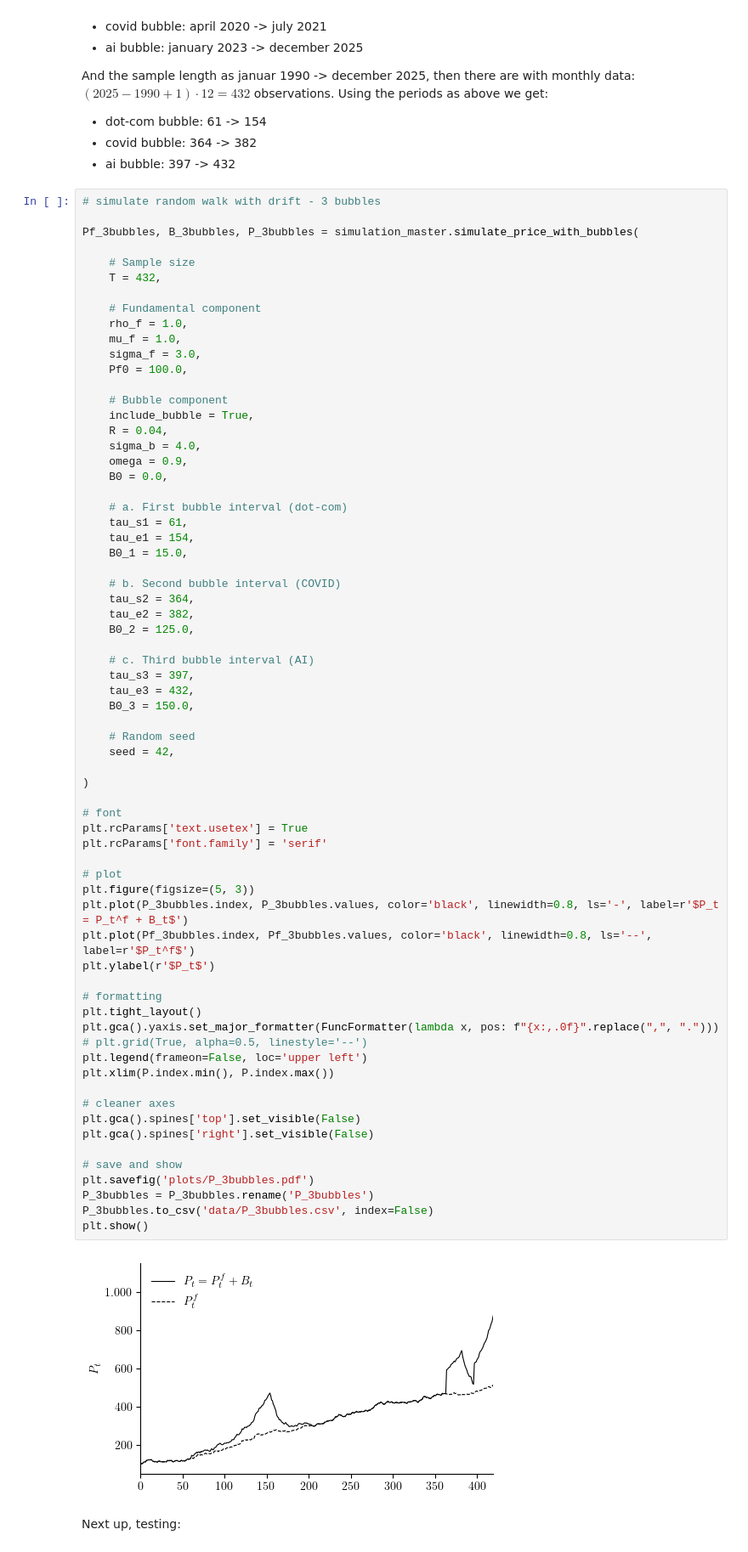
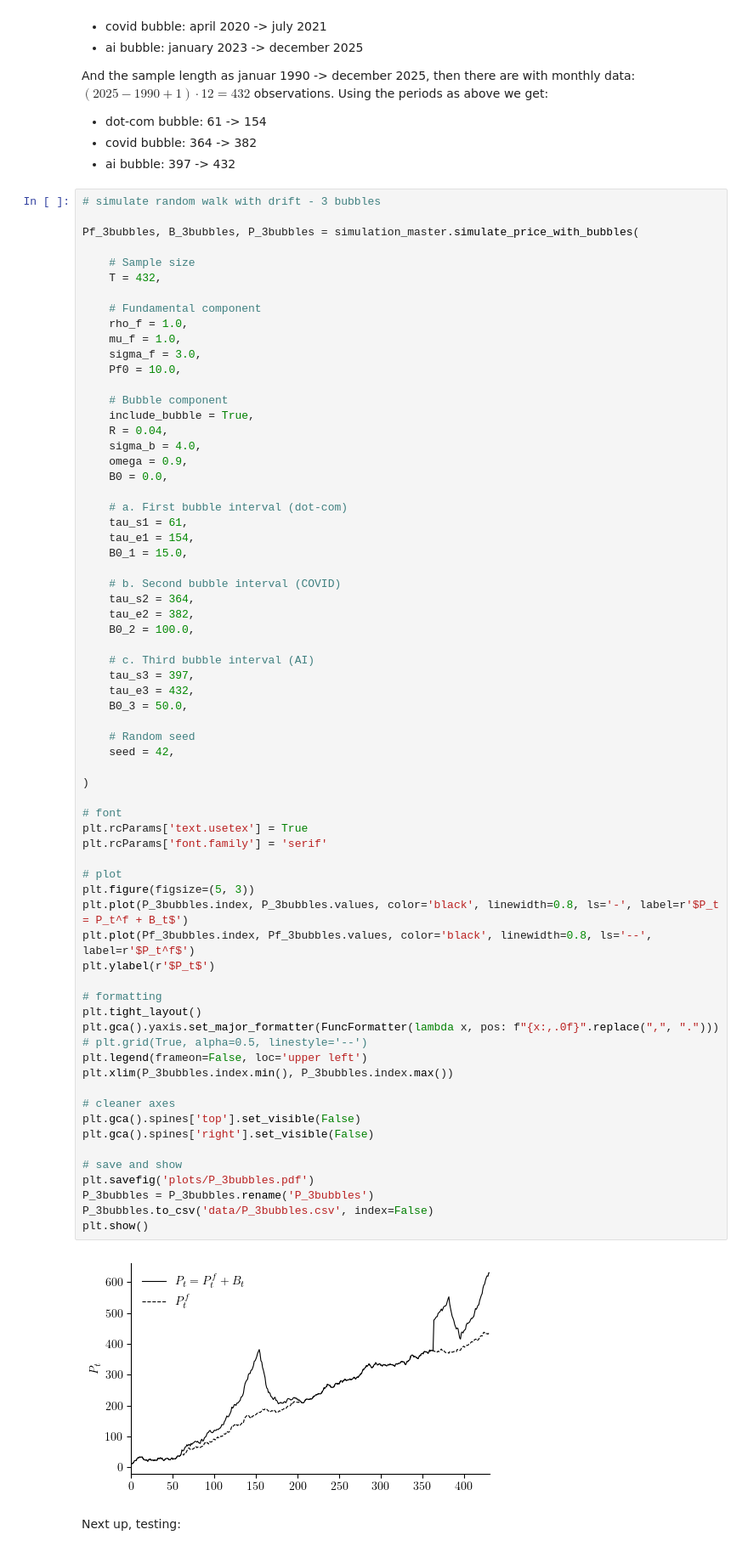
Before and after one commit to emilfriis/Bachelor, a Jupyter notebook: simulation/simulation_master.ipynb, the cells around one changed output. Shown at 85% size. Saved outputs shown, nothing was run; the diff lists cells and outputs as text.

```diff
--- a/simulation/simulation_master.ipynb
+++ b/simulation/simulation_master.ipynb
@@ -200,7 +200,7 @@ Pf_3bubbles, B_3bubbles, P_3bubbles = simulation_master.simulate_price_with_bubb
     rho_f = 1.0,
     mu_f = 1.0,
     sigma_f = 3.0,
-    Pf0 = 100.0,
+    Pf0 = 10.0,
 
     # Bubble component
     include_bubble = True,
@@ -217,46 +217,46 @@ Pf_3bubbles, B_3bubbles, P_3bubbles = simulation_master.simulate_price_with_bubb
     # b. Second bubble interval (COVID)
     tau_s2 = 364,
     tau_e2 = 382,
-    B0_2 = 125.0,
+    B0_2 = 100.0,
 
     # c. Third bubble interval (AI)
     tau_s3 = 397,
     tau_e3 = 432,
-    B0_3 = 150.0,
+    B0_3 = 50.0,
 
     # Random seed
     seed = 42,
 
 )
 
 # font
 plt.rcParams['text.usetex'] = True
 plt.rcParams['font.family'] = 'serif'
 
 # plot
 plt.figure(figsize=(5, 3))
 plt.plot(P_3bubbles.index, P_3bubbles.values, color='black', linewidth=0.8, ls='-', label=r'$P_t = P_t^f + B_t$')
 plt.plot(Pf_3bubbles.index, Pf_3bubbles.values, color='black', linewidth=0.8, ls='--', label=r'$P_t^f$')
 plt.ylabel(r'$P_t$')
 
 # formatting
 plt.tight_layout()
 plt.gca().yaxis.set_major_formatter(FuncFormatter(lambda x, pos: f"{x:,.0f}".replace(",", ".")))
 # plt.grid(True, alpha=0.5, linestyle='--')
 plt.legend(frameon=False, loc='upper left')
-plt.xlim(P.index.min(), P.index.max())
+plt.xlim(P_3bubbles.index.min(), P_3bubbles.index.max())
 
 # cleaner axes
 plt.gca().spines['top'].set_visible(False)
 plt.gca().spines['right'].set_visible(False)
 
 # save and show
 plt.savefig('plots/P_3bubbles.pdf')
 P_3bubbles = P_3bubbles.rename('P_3bubbles')
 P_3bubbles.to_csv('data/P_3bubbles.csv', index=False)
 plt.show()
 # %% [output]
-[figure, old version]
+[figure, new version]
 # %% [markdown]
 Next up, testing:
 # %%
```
Also changed, not shown: parts of 24 cells of this notebook, 21 other files.
